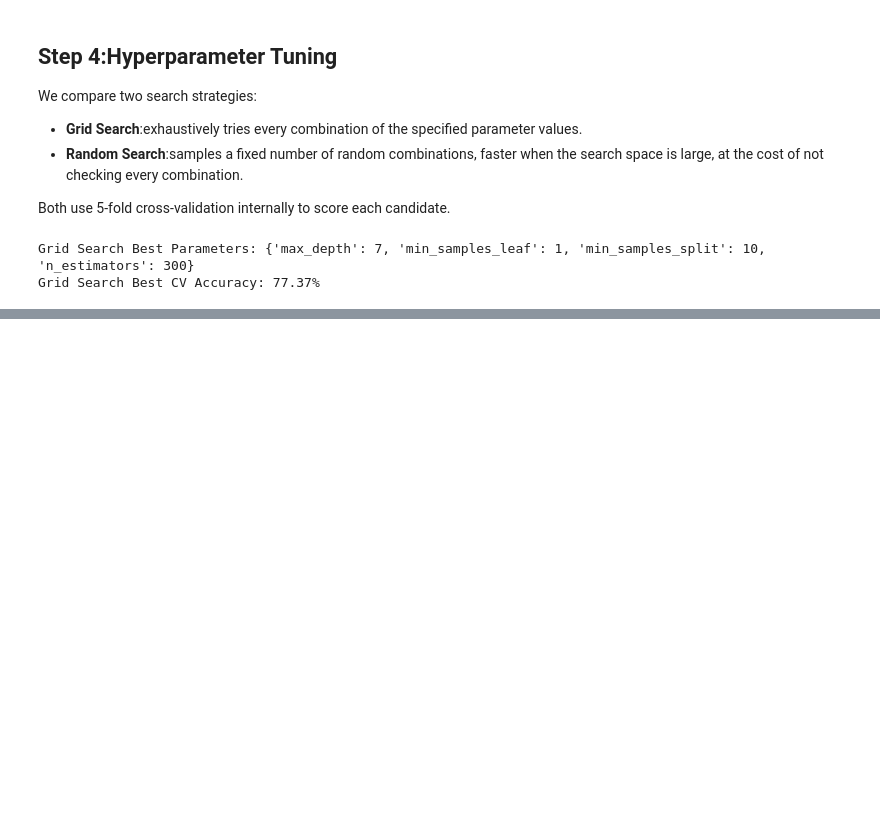
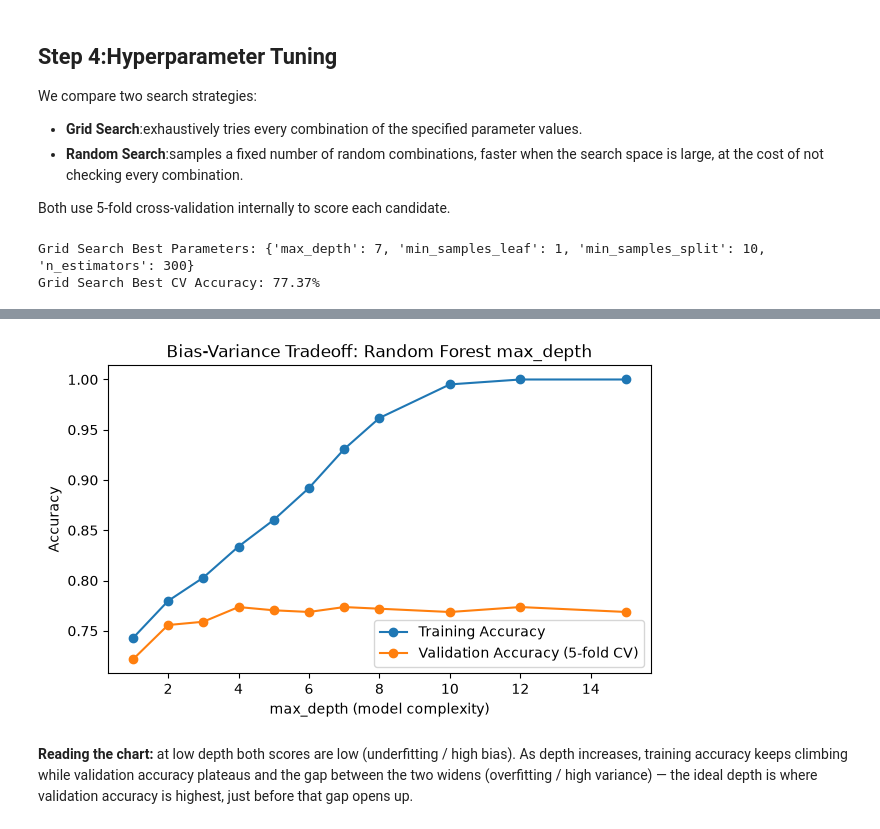
Before and after one commit to luckylittleman/AnalystLab-Africa-Internship, a Jupyter notebook: Week 6/Week6.ipynb, the cells around one changed output, grey strips where cells are left out. Cells and saved outputs as stored; diff of their text form; code cells hidden in the pictures; blank space fills up the shorter version.

Commit message:
Bias-Variance Tradeoff

```diff
--- a/Week 6/Week6.ipynb
+++ b/Week 6/Week6.ipynb
@@ -204,0 +222,24 @@ print(f"Random Search Best CV Accuracy: {random_search.best_score_:.2%}")
+# %%
+depth_range = [1, 2, 3, 4, 5, 6, 7, 8, 10, 12, 15]
+train_scores, val_scores = validation_curve(
+    RandomForestClassifier(n_estimators=100, random_state=42),
+    X_train, y_train,
+    param_name='max_depth',
+    param_range=depth_range,
+    cv=5,
+    scoring='accuracy',
+    n_jobs=-1
+)
+
+plt.figure(figsize=(7,4))
+plt.plot(depth_range, train_scores.mean(axis=1), marker='o', label='Training Accuracy')
+plt.plot(depth_range, val_scores.mean(axis=1), marker='o', label='Validation Accuracy (5-fold CV)')
+plt.xlabel('max_depth (model complexity)')
+plt.ylabel('Accuracy')
+plt.title('Bias-Variance Tradeoff: Random Forest max_depth')
+plt.legend()
+plt.show()
+# %% [output]
+[figure, added]
+# %% [markdown]
+**Reading the chart:** at low depth both scores are low (underfitting / high bias). As depth increases, training accuracy keeps climbing while validation accuracy plateaus and the gap between the two widens (overfitting / high variance) — the ideal depth is where validation accuracy is highest, just before that gap opens up.
```
Also changed, not shown: parts of 2 cells of this notebook.
